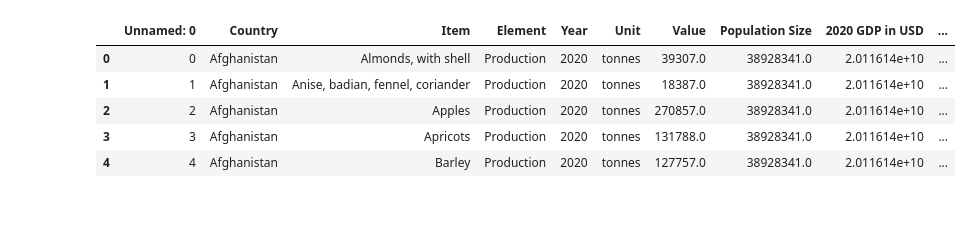
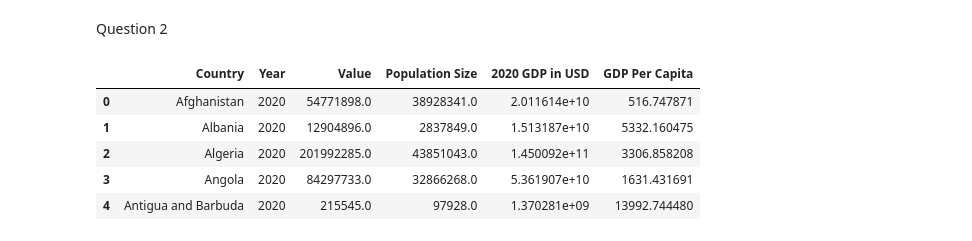
Before and after one commit to jeffbrown961/Project-1, a Jupyter notebook: question_2.ipynb, the cells around one changed output. Cells and saved outputs as stored; diff of their text form; code cells hidden in the pictures; blank space fills up the shorter version.

Commit message:
adding question 2

```diff
--- a/question_2.ipynb
+++ b/question_2.ipynb
@@ -1,2 +1,4 @@
+# %% [markdown]
+Question 2
 # %%
 import pandas as pd
@@ -3,14 +7,14 @@ import pandas as pd
 # %%
-file = "Resources/combined.csv"
+file = "Resources/merged_data.csv"
 
 
 original_data = pd.read_csv(file)
 
 original_data.head()
 # %% [output]
-|  | Unnamed: 0 | Country | Item | Element | Year | Unit | Value | Population Size | 2020 GDP in USD | ... |
-| 0 | 0 | Afghanistan | Almonds, with shell | Production | 2020 | tonnes | 39307.0 | 38928341.0 | 2.011614e+10 | ... |
-| 1 | 1 | Afghanistan | Anise, badian, fennel, coriander | Production | 2020 | tonnes | 18387.0 | 38928341.0 | 2.011614e+10 | ... |
-| 2 | 2 | Afghanistan | Apples | Production | 2020 | tonnes | 270857.0 | 38928341.0 | 2.011614e+10 | ... |
-| 3 | 3 | Afghanistan | Apricots | Production | 2020 | tonnes | 131788.0 | 38928341.0 | 2.011614e+10 | ... |
-| 4 | 4 | Afghanistan | Barley | Production | 2020 | tonnes | 127757.0 | 38928341.0 | 2.011614e+10 | ... |
+|  | Country | Year | Value | Population Size | 2020 GDP in USD | GDP Per Capita |
+| 0 | Afghanistan | 2020 | 54771898.0 | 38928341.0 | 2.011614e+10 | 516.747871 |
+| 1 | Albania | 2020 | 12904896.0 | 2837849.0 | 1.513187e+10 | 5332.160475 |
+| 2 | Algeria | 2020 | 201992285.0 | 43851043.0 | 1.450092e+11 | 3306.858208 |
+| 3 | Angola | 2020 | 84297733.0 | 32866268.0 | 5.361907e+10 | 1631.431691 |
+| 4 | Antigua and Barbuda | 2020 | 215545.0 | 97928.0 | 1.370281e+09 | 13992.744480 |
```
Also changed, not shown: parts of 26 cells of this notebook.
